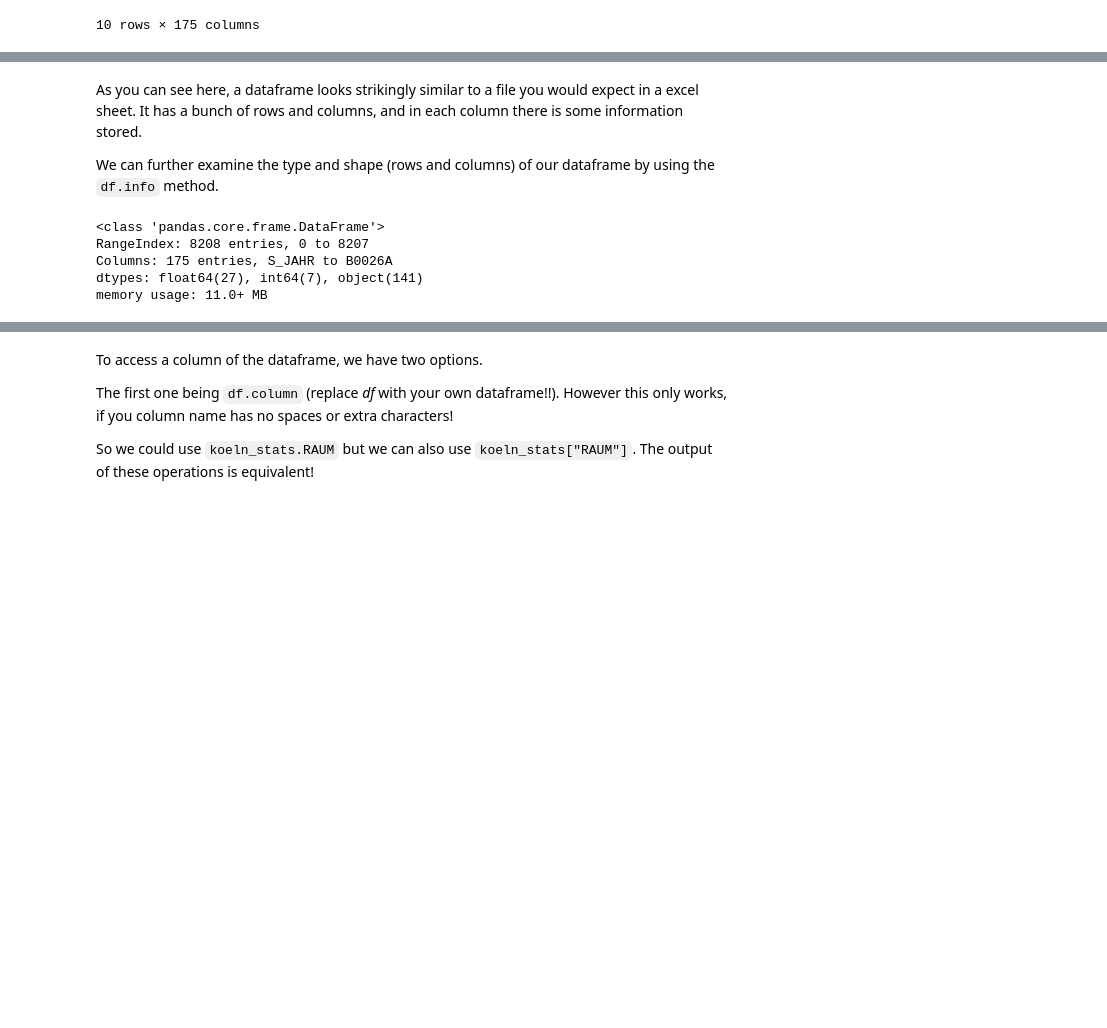
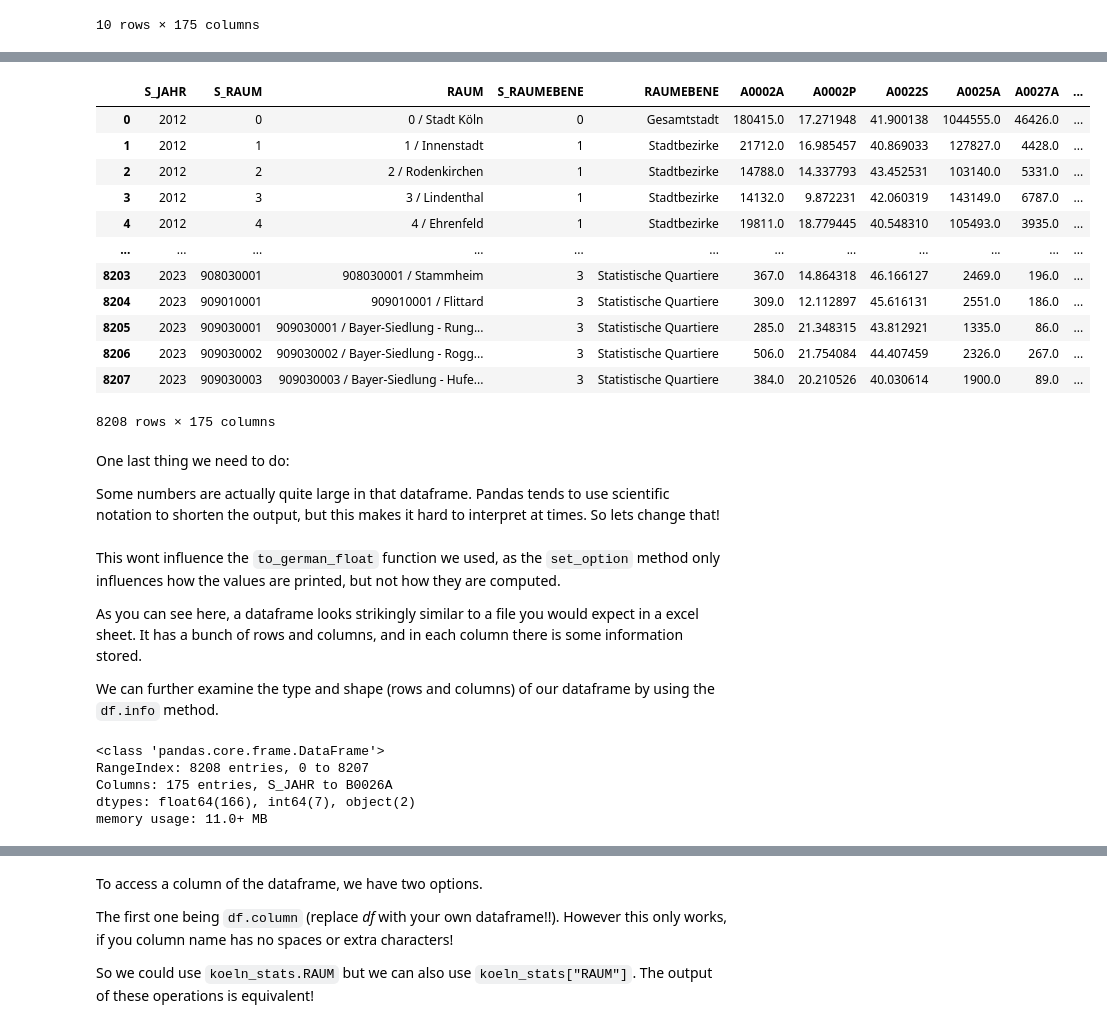
Before and after one commit to JNPauli/IntroductionToPython, a Jupyter notebook: content/Introduction/DataStructures.ipynb, the cells around one changed output, grey strips where cells are left out. Cells and saved outputs as stored; diff of their text form; code cells hidden in the pictures; blank space fills up the shorter version.

```diff
--- a/content/Introduction/DataStructures.ipynb
+++ b/content/Introduction/DataStructures.ipynb
@@ -353,0 +351,30 @@ koeln_stats.tail(n=10)
+# %%
+def to_german_float(val):
+    try:
+        return float(str(val).replace(",", "."))
+    except:
+        return np.nan
+
+# Apply to all object-type columns
+for col in koeln_stats.select_dtypes(include='object').columns[2:]:
+    koeln_stats[col] = koeln_stats[col].apply(to_german_float)
+
+koeln_stats
+# %% [output]
+|  | S_JAHR | S_RAUM | RAUM | S_RAUMEBENE | RAUMEBENE | A0002A | A0002P | A0022S | A0025A | A0027A | ... |
+| 0 | 2012 | 0 | 0 / Stadt Köln | 0 | Gesamtstadt | 180415.0 | 17.271948 | 41.900138 | 1044555.0 | 46426.0 | ... |
+| 1 | 2012 | 1 | 1 / Innenstadt | 1 | Stadtbezirke | 21712.0 | 16.985457 | 40.869033 | 127827.0 | 4428.0 | ... |
+| 2 | 2012 | 2 | 2 / Rodenkirchen | 1 | Stadtbezirke | 14788.0 | 14.337793 | 43.452531 | 103140.0 | 5331.0 | ... |
+| 3 | 2012 | 3 | 3 / Lindenthal | 1 | Stadtbezirke | 14132.0 | 9.872231 | 42.060319 | 143149.0 | 6787.0 | ... |
+| 4 | 2012 | 4 | 4 / Ehrenfeld | 1 | Stadtbezirke | 19811.0 | 18.779445 | 40.548310 | 105493.0 | 3935.0 | ... |
+| ... | ... | ... | ... | ... | ... | ... | ... | ... | ... | ... | ... |
+| 8203 | 2023 | 908030001 | 908030001 / Stammheim | 3 | Statistische Quartiere | 367.0 | 14.864318 | 46.166127 | 2469.0 | 196.0 | ... |
+| 8204 | 2023 | 909010001 | 909010001 / Flittard | 3 | Statistische Quartiere | 309.0 | 12.112897 | 45.616131 | 2551.0 | 186.0 | ... |
+| 8205 | 2023 | 909030001 | 909030001 / Bayer-Siedlung - Rung... | 3 | Statistische Quartiere | 285.0 | 21.348315 | 43.812921 | 1335.0 | 86.0 | ... |
+| 8206 | 2023 | 909030002 | 909030002 / Bayer-Siedlung - Rogg... | 3 | Statistische Quartiere | 506.0 | 21.754084 | 44.407459 | 2326.0 | 267.0 | ... |
+| 8207 | 2023 | 909030003 | 909030003 / Bayer-Siedlung - Hufe... | 3 | Statistische Quartiere | 384.0 | 20.210526 | 40.030614 | 1900.0 | 89.0 | ... |
+8208 rows × 175 columns
+# %% [markdown]
+One last thing we need to do:
+
+Some numbers are actually quite large in that dataframe. Pandas tends to use scientific notation to shorten the output, but this makes it hard to interpret at times. So lets change that!
@@ -354,4 +383,6 @@ koeln_stats.tail(n=10)
 # %% [markdown]
+This wont influence the `to_german_float` function we used, as the `set_option` method only influences how the values are printed, but not how they are computed.
+
 As you can see here, a dataframe looks strikingly similar to a file you would expect in a excel sheet. It has a bunch of rows and columns, and in each column there is some information stored.
 
 We can further examine the type and shape (rows and columns) of our dataframe by using the `df.info` method.
@@ -361,7 +392,7 @@ koeln_stats.info()
 <class 'pandas.core.frame.DataFrame'>
 RangeIndex: 8208 entries, 0 to 8207
 Columns: 175 entries, S_JAHR to B0026A
-dtypes: float64(27), int64(7), object(141)
+dtypes: float64(166), int64(7), object(2)
 memory usage: 11.0+ MB
 # %% [markdown]
 This method gives us information about the number of columns, the datatype (Dtype) for each column and how many entries (rows) there are. This is super helpful to get an idea with what kind of data we are dealing with.
```
Also changed, not shown: parts of 20 cells of this notebook.
